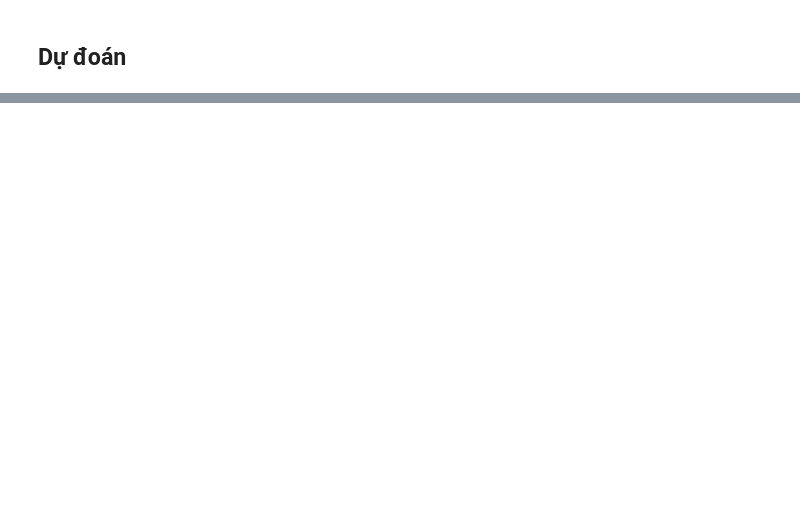
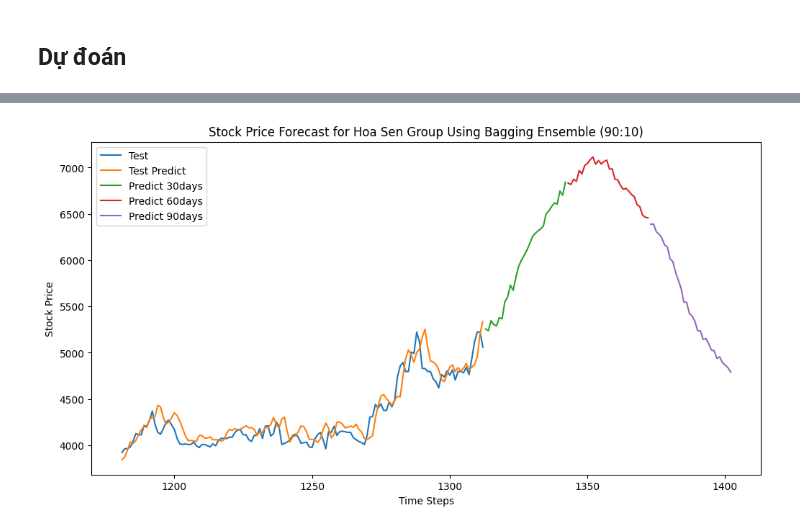
Before and after one commit to xuanquynhle/IS403.O21.HTCL_Team5, a Jupyter notebook: BaggingModel/HSG_BaggingRNN_90_10.ipynb, the cells around one changed output, grey strips where cells are left out. Cells and saved outputs as stored; diff of their text form; code cells hidden in the pictures; blank space fills up the shorter version.

```diff
--- a/BaggingModel/HSG_BaggingRNN_90_10.ipynb
+++ b/BaggingModel/HSG_BaggingRNN_90_10.ipynb
@@ -177,3 +177,26 @@ next_90_days_df = pd.DataFrame(next_90_days_inv, index=next_90_days_index, colum
+# %%
+# Plot the data
+plt.figure(figsize=(12, 6))
+
+# Plot the testing data
+test_data_index = pd.RangeIndex(start=len(train_data), stop=len(train_data) + len(test_data), step=1)
+plt.plot(test_data_index, scaler.inverse_transform(test_data), label='Test')
+
+# Plot test predictions
+plt.plot(test_data_index, test_predict_df['Adj Close'])
+# Plot next 90 days predictions
+plt.plot(next_90_days_df.index[:30], next_90_days_df['Adj Close'][:30], label='Next 30 days')
+plt.plot(next_90_days_df.index[30:60], next_90_days_df['Adj Close'][30:60], label='Next 60 days')
+plt.plot(next_90_days_df.index[60:], next_90_days_df['Adj Close'][60:], label='Next 90 days')
+
+# Add title and labels
+plt.title('Stock Price Forecast for Hoa Sen Group Using Bagging Ensemble (90:10)')
+plt.xlabel('Time Steps')
+plt.ylabel('Stock Price')
+plt.legend(['Test', 'Test Predict', 'Predict 30days', 'Predict 60days', 'Predict 90days'])
+plt.show()
+# %% [output]
+[figure, added]
 # %%
 # Plot the data
 plt.figure(figsize=(12, 6))
```
Also changed, not shown: parts of 6 cells of this notebook, 14 other files.
